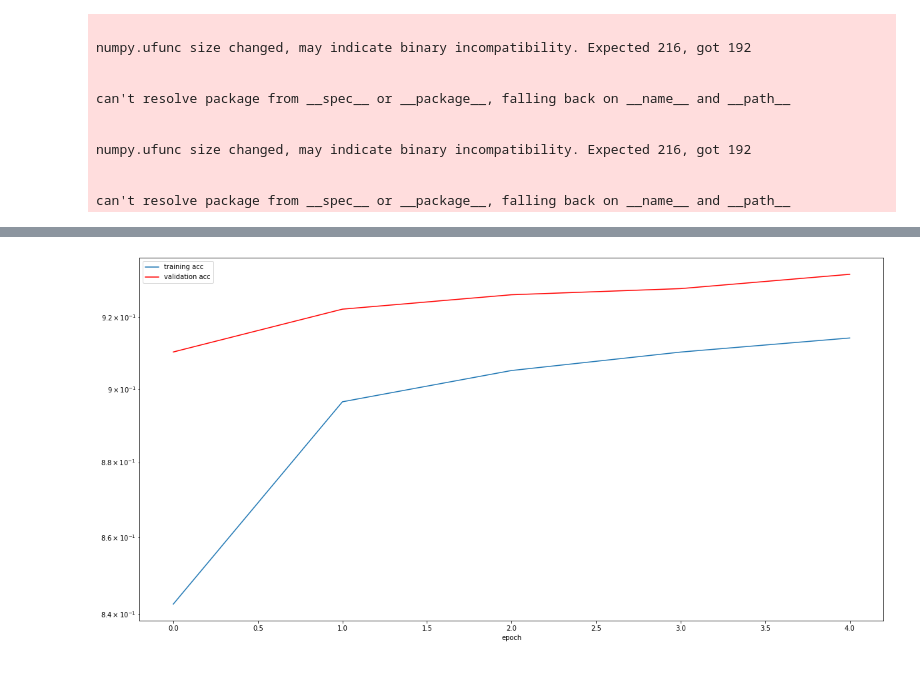
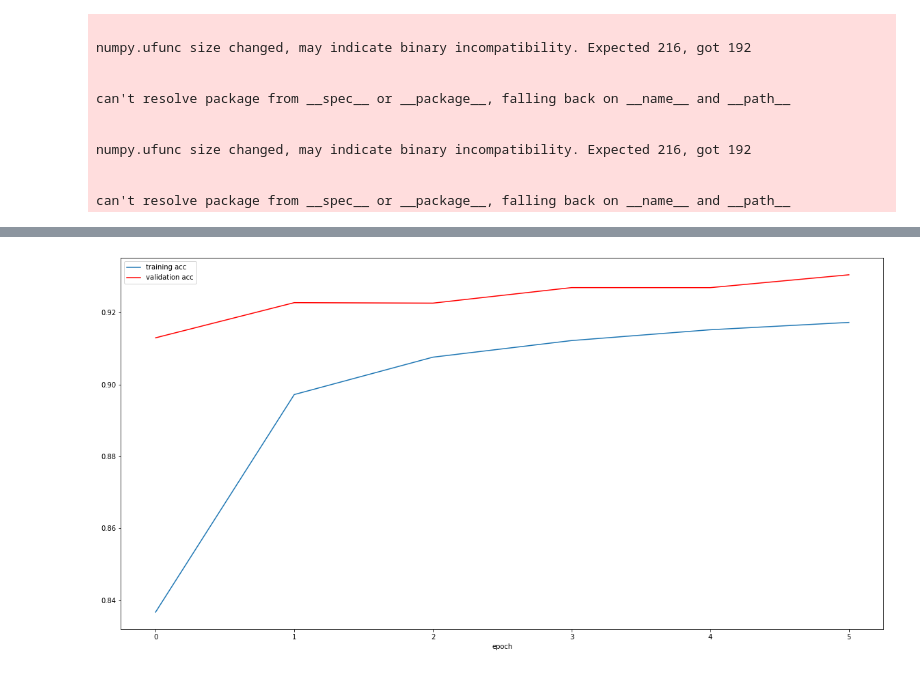
Before and after one commit to okunator/Dippa, a Jupyter notebook: src/python/pipeline/notebooks/Train_lightning.ipynb, the cells around one changed output, grey strips where cells are left out. Cells and saved outputs as stored; diff of their text form; code cells hidden in the pictures.

Commit message:
config changes, resume training added

```diff
--- a/src/python/pipeline/notebooks/Train_lightning.ipynb
+++ b/src/python/pipeline/notebooks/Train_lightning.ipynb
@@ -43,15 +42,16 @@ criterion = nn.CrossEntropyLoss(
 # %%
 conf = OmegaConf.create(
     {
-        'result_model_dir':"../../../../results/trained_models/tests/",
-        'logdir':"../../../../results/tensorboard_logs/tests/",
+        'experiment_root_dir':"../../../../results/tests/",
+        'dataset':'kumar',
         'model_name':'FPN',
         'experiment_version':'test5',
-
-        'dataloader_args': {
-            'batch_size':6,
-            'n_classes':2
-        },
+        'resume_training':True,
+        'num_epochs':6,
+        'num_gpus':1,
+        'n_classes':2,
+        'patch_size':224, # input size of the images in the network
+        'batch_size':6,
 
         'optimizer_args':{
             'lr':0.001,
@@ -67,6 +67,10 @@ conf = OmegaConf.create(
 
         'loss_args' : {
             'edge_weight' : 1.1,
+        },
+
+        'inference_args' : {
+            'smoothen':True
         }
 
     }
@@ -149,5 +182,5 @@ Epoch 00004: avg_val_loss reached 0.17978 (best 0.17978), saving model to ../../
 1
 # %%
-plot_metrics(conf=conf, metric='accuracy')
+plot_metrics(conf=conf, metric='accuracy', scale='linear')
 # %% [output]
-[figure, old version]
+[figure, new version]
```
Also changed, not shown: parts of 10 cells of this notebook, 3 other files.
